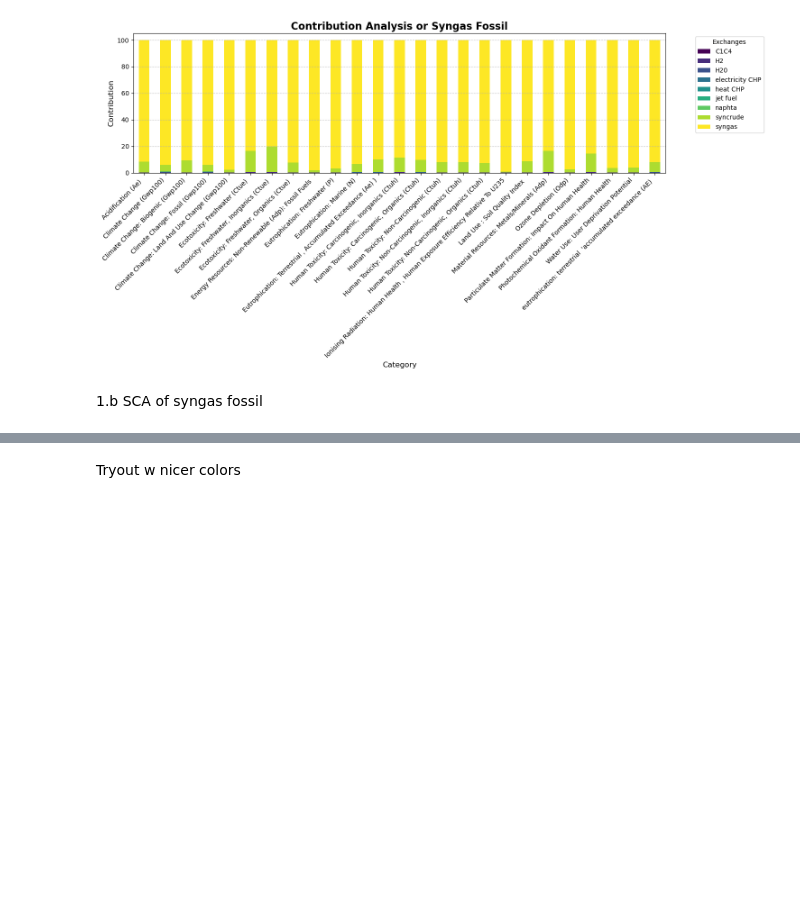
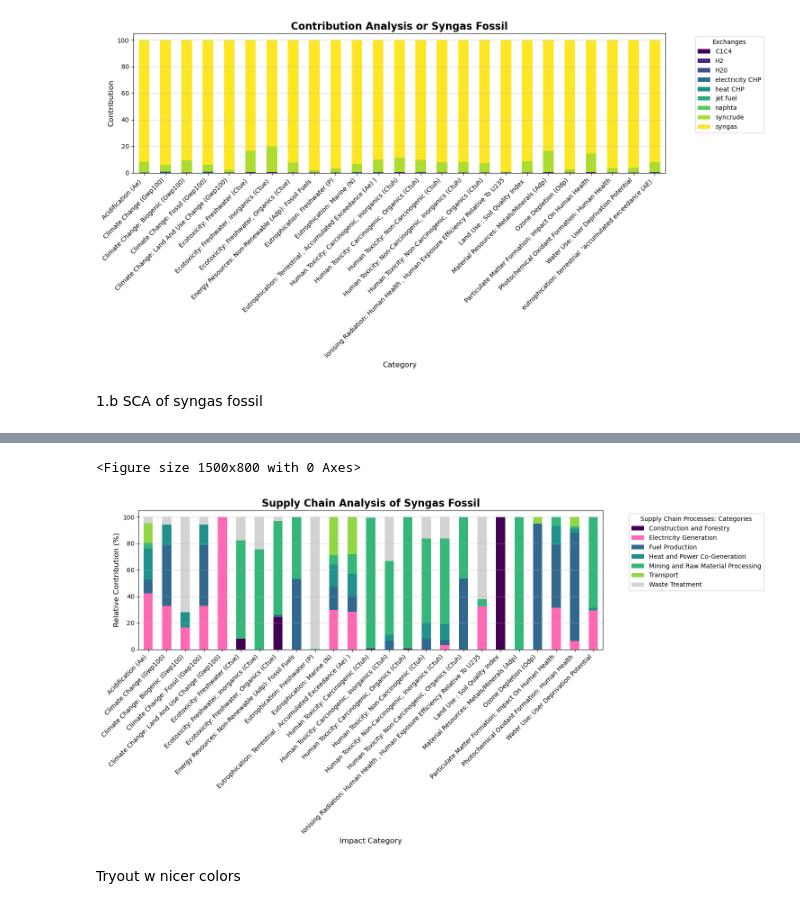
Before and after one commit to emilioosunaa/lca-project-aviation-fuel, a Jupyter notebook: src/Plots.ipynb, the cells around one changed output, grey strips where cells are left out. Saved outputs shown, nothing was run; the diff lists cells and outputs as text; code cells hidden in the pictures; blank space fills up the shorter version.

```diff
--- a/src/Plots.ipynb
+++ b/src/Plots.ipynb
@@ -142,0 +143,67 @@ plt.show()
+# %%
+# Load the Excel data
+file_path = r"C:\Users\matal\anaconda3\LCAs_project\lca_project_fisher\data\supply_chain_analysis_results_fossil.csv"
+data = pd.read_csv(file_path)
+
+
+# Check the data structure to ensure correct loading
+print(data.head())
+
+# Clean Impact Category names by removing specific patterns
+data['Impact Category'] = data['Impact Category'].str.replace(r"\('EF v3\.1 no LT',|no LT'\)", "", regex=True).str.strip()
+
+# Pivot the data to prepare for stacked bar plot
+pivot_data = data.pivot_table(
+    index='Impact Category',   # Corrected capitalization
+    columns='Supply Chain Process Category',  # Updated to match the new column
+    values='Score',     # Updated to match the new column
+    aggfunc='sum',
+    fill_value=0
+)
+
+# Normalize the data to calculate relative contributions (percentage)
+pivot_data_normalized = pivot_data.div(pivot_data.sum(axis=1), axis=0) * 100
+
+# Define the output directory
+output_dir = r"C:\Users\matal\anaconda3\LCAs_project\lca_project_fisher\plots"
+os.makedirs(output_dir, exist_ok=True)
+
+# Define custom colors for Supply Chain Process Categoryes
+import matplotlib.colors as mcolors
+original_colors = plt.cm.viridis(np.linspace(0, 1, len(pivot_data.columns)))
+colors = []
+pink_shades = ["#ff69b4", "#ff1493", "#ff85a2", "#ff3385", "#ff99cc", "#e75480", "#ff007f", "#db7093", "#ff6eb4", "#ff5c8a"]  # Expanded range of pink shades
+pink_index = 0
+light_gray = "#d3d3d3"  # Light gray for waste categories
+
+for i, process in enumerate(pivot_data.columns):
+    if 'electricity' in process.lower():
+        colors.append(pink_shades[pink_index % len(pink_shades)])  # Cycle through pink shades
+        pink_index += 1
+    elif 'waste' in process.lower():
+        colors.append(light_gray)  # Assign light gray to waste categories
+    else:
+        colors.append(original_colors[i])  # Keep original colors for other processes
+
+# Plot the stacked bar chart
+plt.figure(figsize=(15, 8))
+ax = pivot_data_normalized.plot(kind='bar', stacked=True, color=colors, figsize=(15, 8))
+
+# Customize the chart
+plt.title("Supply Chain Analysis of Syngas Fossil", fontsize=16, weight='bold')
+plt.ylabel("Relative Contribution (%)", fontsize=12)
+plt.xlabel("Impact Category", fontsize=12)
+plt.xticks(rotation=45, ha='right')
+plt.legend(title="Supply Chain Processes: Categories", bbox_to_anchor=(1.05, 1), loc='upper left')
+
+# Add gridlines for better readability
+plt.grid(axis='y', linestyle='--', alpha=0.7)
+
+# Save the plot
+plot_path = os.path.join(output_dir, "supply_chain_analysis_syngas_fossil.png")
+plt.savefig(plot_path, dpi=300, bbox_inches='tight')
+
+# Show the plot
+plt.tight_layout()
+plt.show()
+# %% [output]
@@ -143,3 +223,5 @@ plt.show()
+<Figure size 1500x800 with 0 Axes>
+[figure, added]
 # %% [markdown]
 Tryout w nicer colors
 # %% [markdown]
```
Also changed, not shown: parts of 3 cells of this notebook, 2 other files.
